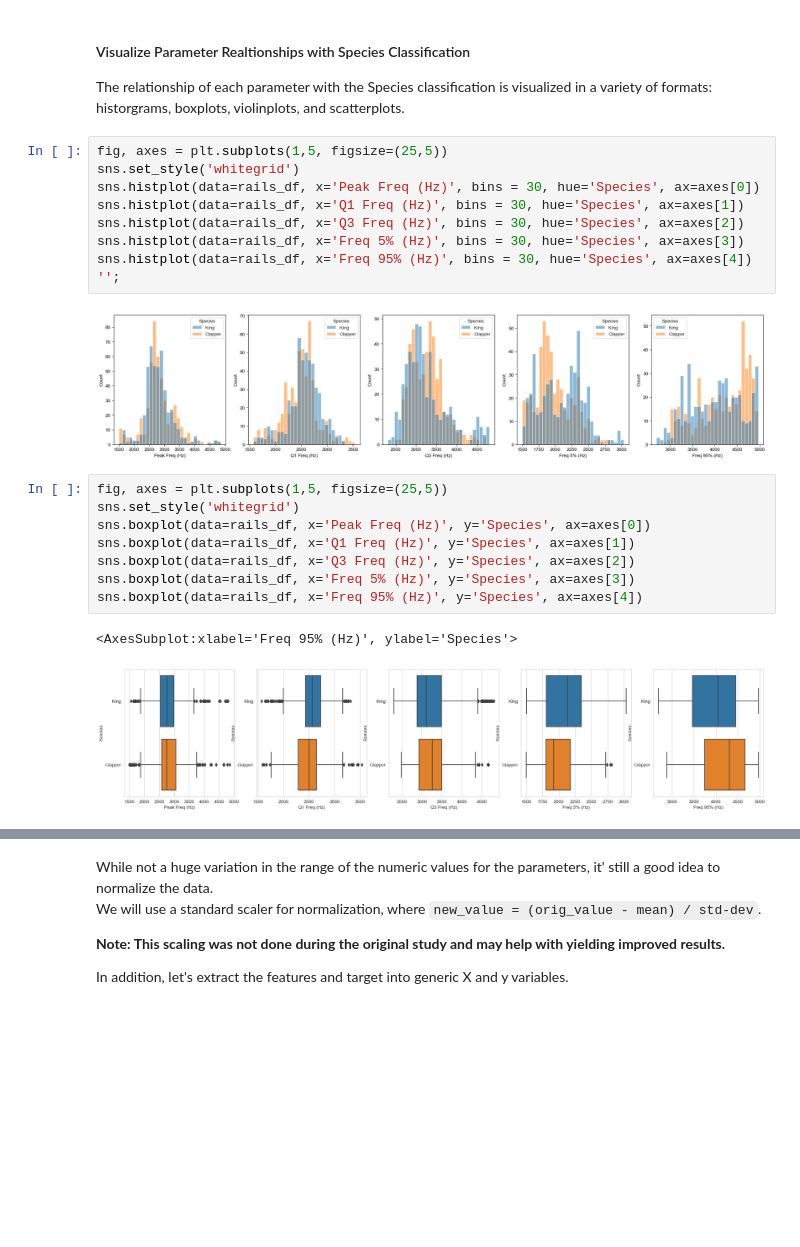
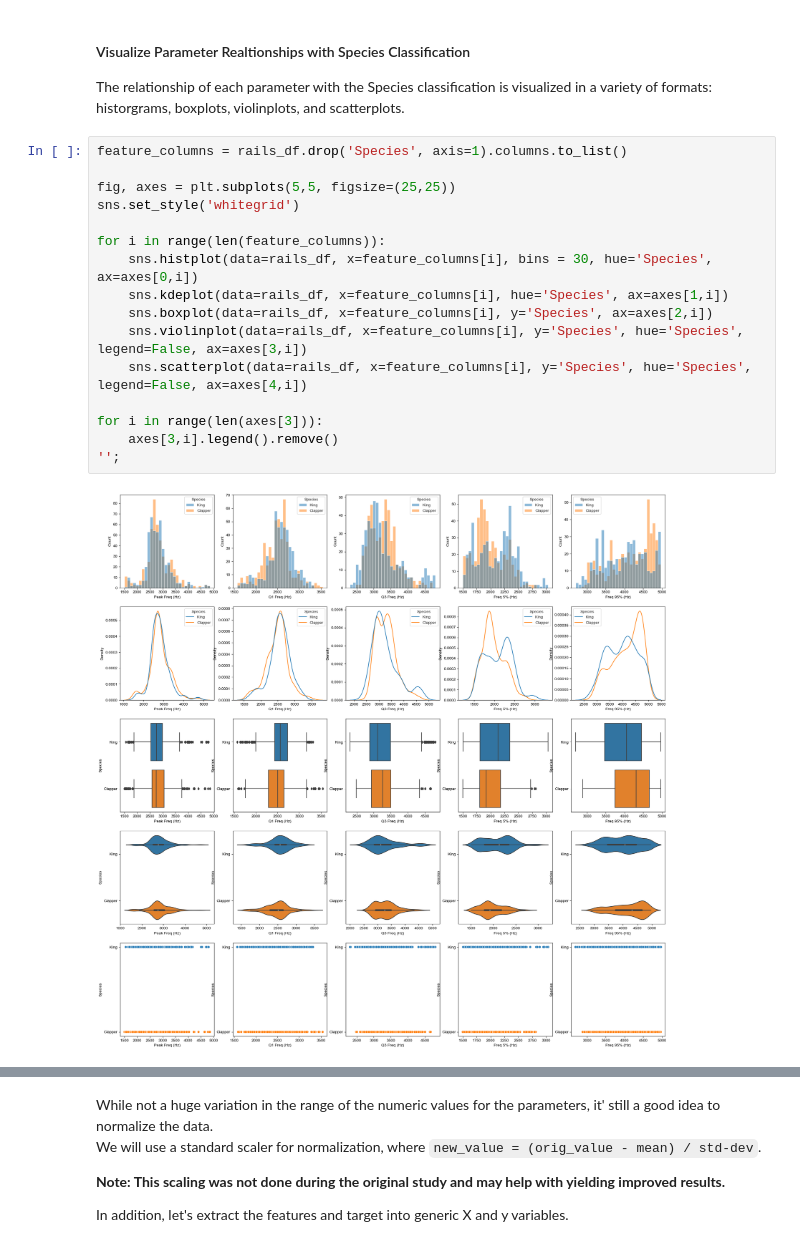
Before and after one commit to carl-schick-ds/rails, a Jupyter notebook: rails.ipynb, the cells around one changed output, grey strips where cells are left out. Drawn from its saved outputs; the diff is of its cells as text; blank space fills up the shorter version.

```diff
--- a/rails.ipynb
+++ b/rails.ipynb
@@ -189,24 +189,20 @@ display(rails_df.head())
 #### Visualize Parameter Realtionships with Species Classification
 The relationship of each parameter with the Species classification is visualized in a variety of formats: historgrams, boxplots, violinplots, and scatterplots.
 # %%
-fig, axes = plt.subplots(1,5, figsize=(25,5))
+feature_columns = rails_df.drop('Species', axis=1).columns.to_list()
+
+fig, axes = plt.subplots(5,5, figsize=(25,25))
 sns.set_style('whitegrid')
-sns.histplot(data=rails_df, x='Peak Freq (Hz)', bins = 30, hue='Species', ax=axes[0])
-sns.histplot(data=rails_df, x='Q1 Freq (Hz)', bins = 30, hue='Species', ax=axes[1])
-sns.histplot(data=rails_df, x='Q3 Freq (Hz)', bins = 30, hue='Species', ax=axes[2])
-sns.histplot(data=rails_df, x='Freq 5% (Hz)', bins = 30, hue='Species', ax=axes[3])
-sns.histplot(data=rails_df, x='Freq 95% (Hz)', bins = 30, hue='Species', ax=axes[4])
+
+for i in range(len(feature_columns)):
+    sns.histplot(data=rails_df, x=feature_columns[i], bins = 30, hue='Species', ax=axes[0,i])
+    sns.kdeplot(data=rails_df, x=feature_columns[i], hue='Species', ax=axes[1,i])
+    sns.boxplot(data=rails_df, x=feature_columns[i], y='Species', ax=axes[2,i])
+    sns.violinplot(data=rails_df, x=feature_columns[i], y='Species', hue='Species', legend=False, ax=axes[3,i])
+    sns.scatterplot(data=rails_df, x=feature_columns[i], y='Species', hue='Species', legend=False, ax=axes[4,i])
+
+for i in range(len(axes[3])):
+    axes[3,i].legend().remove()
 '';
 # %% [output]
-[figure, old version]
+[figure, new version]
-# %%
-fig, axes = plt.subplots(1,5, figsize=(25,5))
-sns.set_style('whitegrid')
-sns.boxplot(data=rails_df, x='Peak Freq (Hz)', y='Species', ax=axes[0])
-sns.boxplot(data=rails_df, x='Q1 Freq (Hz)', y='Species', ax=axes[1])
-sns.boxplot(data=rails_df, x='Q3 Freq (Hz)', y='Species', ax=axes[2])
-sns.boxplot(data=rails_df, x='Freq 5% (Hz)', y='Species', ax=axes[3])
-sns.boxplot(data=rails_df, x='Freq 95% (Hz)', y='Species', ax=axes[4])
-# %% [output]
-<AxesSubplot:xlabel='Freq 95% (Hz)', ylabel='Species'>
-[figure, removed]
```
Also changed, not shown: parts of 14 cells of this notebook.
